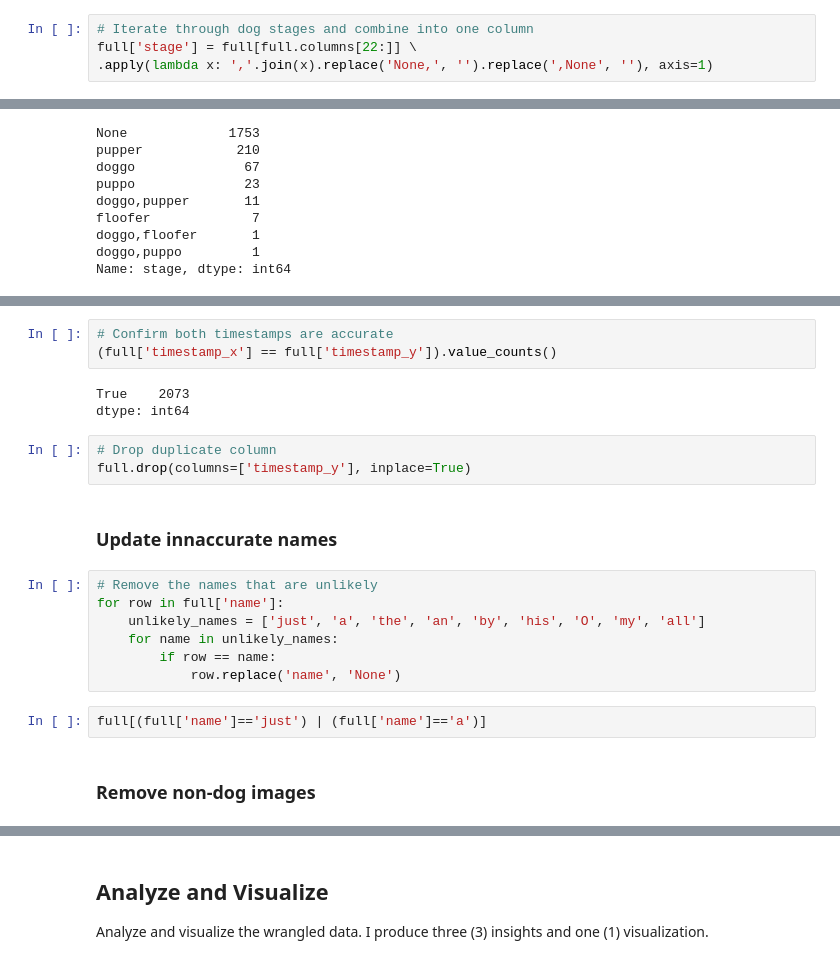
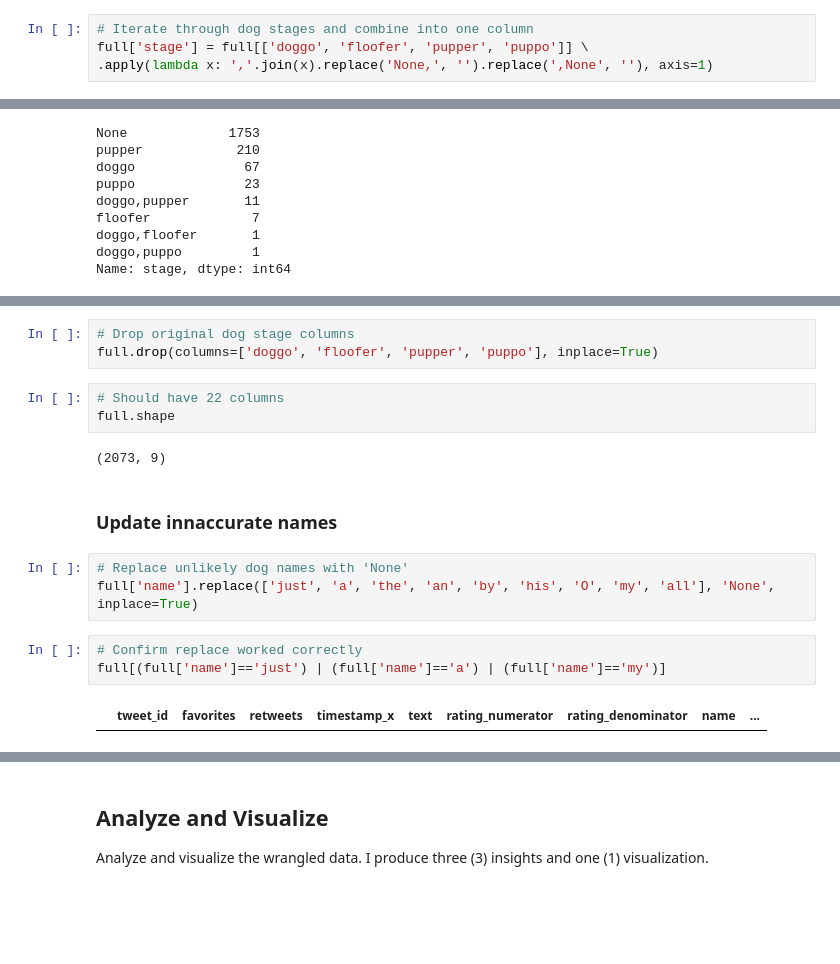
Before and after one commit to jessicarose00/Udacity_Nanodegree, a Jupyter notebook: wrangle_twitter_data/WeRateDogs.ipynb, the cells around one changed output, grey strips where cells are left out. Cells and saved outputs as stored; diff of their text form; blank space fills up the shorter version.

```diff
--- a/wrangle_twitter_data/WeRateDogs.ipynb
+++ b/wrangle_twitter_data/WeRateDogs.ipynb
@@ -223,6 +276,6 @@ tweets_full[(tweets_full['doggo']=='doggo')&(tweets_full['floofer']=='floofer')]
 # %%
 # Iterate through dog stages and combine into one column
-full['stage'] = full[full.columns[22:]] \
+full['stage'] = full[['doggo', 'floofer', 'pupper', 'puppo']] \
 .apply(lambda x: ','.join(x).replace('None,', '').replace(',None', ''), axis=1)
 # %%
 # Confirm value counts
@@ -293,22 +293,18 @@ dtype: object
-# %%
-# Confirm both timestamps are accurate
-(full['timestamp_x'] == full['timestamp_y']).value_counts()
-# %% [output]
-True    2073
-dtype: int64
 # %%
-# Drop duplicate column
-full.drop(columns=['timestamp_y'], inplace=True)
+# Drop original dog stage columns
+full.drop(columns=['doggo', 'floofer', 'pupper', 'puppo'], inplace=True)
+# %%
+# Should have 22 columns
+full.shape
+# %% [output]
+(2073, 9)
 # %% [markdown]
 ### Update innaccurate names
 # %%
-# Remove the names that are unlikely
-for row in full['name']:
-    unlikely_names = ['just', 'a', 'the', 'an', 'by', 'his', 'O', 'my', 'all']
-    for name in unlikely_names:
-        if row == name:
-            row.replace('name', 'None')
+# Replace unlikely dog names with 'None'
+full['name'].replace(['just', 'a', 'the', 'an', 'by', 'his', 'O', 'my', 'all'], 'None', inplace=True)
 # %%
-full[(full['name']=='just') | (full['name']=='a')]
+# Confirm replace worked correctly
+full[(full['name']=='just') | (full['name']=='a') | (full['name']=='my')]
+# %% [output]
+|  | tweet_id | favorites | retweets | timestamp_x | text | rating_numerator | rating_denominator | name | ... |
-# %% [markdown]
-### Remove non-dog images
```
Also changed, not shown: parts of 41 cells of this notebook.
